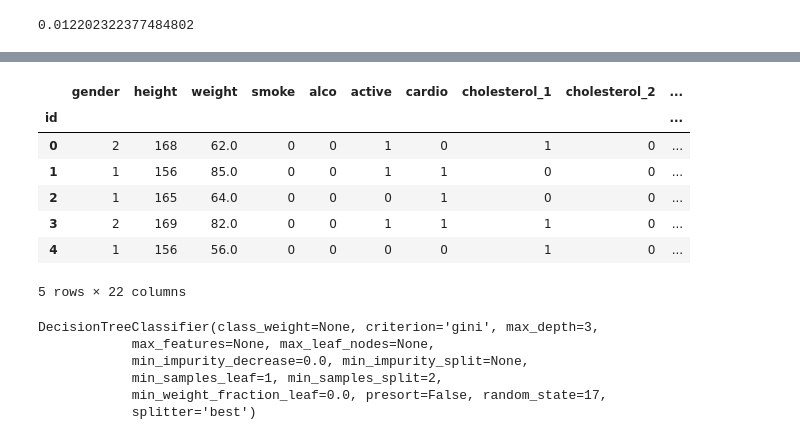
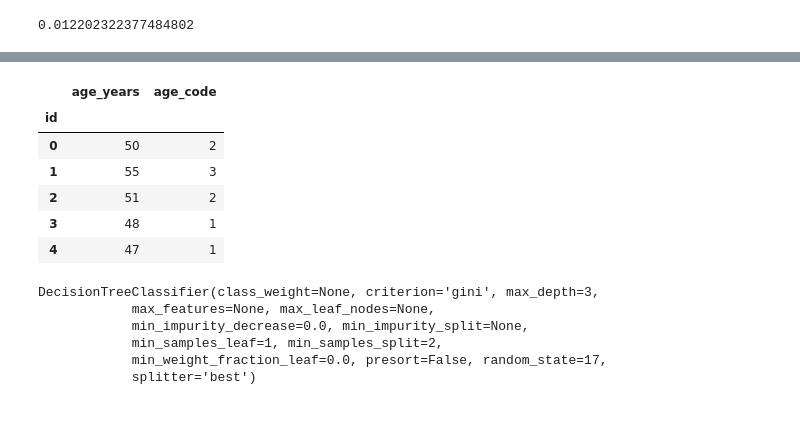
Before and after one commit to genmih/mlcourse_open, a Jupyter notebook: hw3_session2_decision_trees.ipynb, the cells around one changed output, grey strips where cells are left out. Saved outputs shown, nothing was run; the diff lists cells and outputs as text; code cells hidden in the pictures.

```diff
--- a/hw3_session2_decision_trees.ipynb
+++ b/hw3_session2_decision_trees.ipynb
@@ -299,13 +300,12 @@ train = train.drop(['ap_hi', 'ap_lo', 'age', 'age_years'], axis=1)
-# %%
-train.head()
-# %% [output]
-|  | gender | height | weight | smoke | alco | active | cardio | cholesterol_1 | cholesterol_2 | ... |
-| id |  |  |  |  |  |  |  |  |  | ... |
-| 0 | 2 | 168 | 62.0 | 0 | 0 | 1 | 0 | 1 | 0 | ... |
-| 1 | 1 | 156 | 85.0 | 0 | 0 | 1 | 1 | 0 | 0 | ... |
-| 2 | 1 | 165 | 64.0 | 0 | 0 | 0 | 1 | 0 | 0 | ... |
-| 3 | 2 | 169 | 82.0 | 0 | 0 | 1 | 1 | 1 | 0 | ... |
-| 4 | 1 | 156 | 56.0 | 0 | 0 | 0 | 0 | 1 | 0 | ... |
-5 rows × 22 columns
+# %%
+df[['age_years','age_code']].head()
+# %% [output]
+|  | age_years | age_code |
+| id |  |  |
+| 0 | 50 | 2 |
+| 1 | 55 | 3 |
+| 2 | 51 | 2 |
+| 3 | 48 | 1 |
+| 4 | 47 | 1 |
 # %%
 cols = ['cholesterol_1',
```
Also changed, not shown: parts of 6 cells of this notebook, 2 other files.
